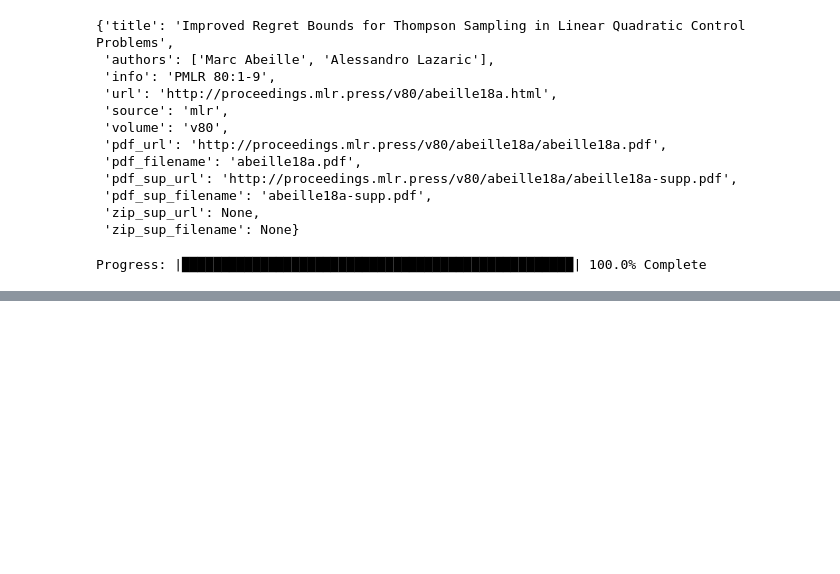
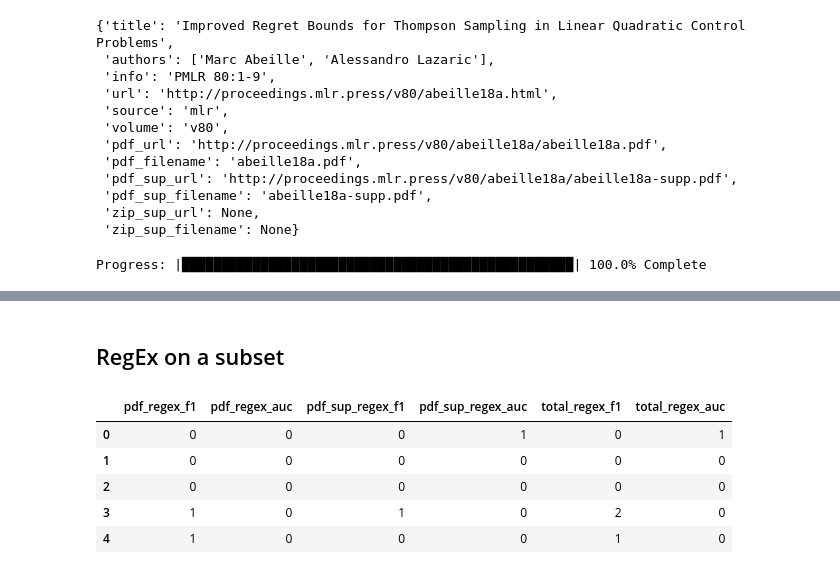
Before and after one commit to So-Cool/proceedings_scraper, a Jupyter notebook: mlr_use_case.ipynb, the cells around one changed output, grey strips where cells are left out. Drawn from its saved outputs; the diff is of its cells as text; code cells hidden in the pictures; blank space fills up the shorter version.

```diff
--- a/mlr_use_case.ipynb
+++ b/mlr_use_case.ipynb
@@ -47,0 +53,13 @@ regex_5 = r'(im|un|not )balance'
+# %% [markdown]
+## RegEx on a subset ##
+# %%
+selected_regexes = scrap.subdict(regexes, ['f1', 'auc'])
+selected_regexes_counts = scrap.regexes_in_proceedings(selected_regexes, mlr_v80_text)
+selected_regexes_counts.head()
+# %% [output]
+|  | pdf_regex_f1 | pdf_regex_auc | pdf_sup_regex_f1 | pdf_sup_regex_auc | total_regex_f1 | total_regex_auc |
+| 0 | 0 | 0 | 0 | 1 | 0 | 1 |
+| 1 | 0 | 0 | 0 | 0 | 0 | 0 |
+| 2 | 0 | 0 | 0 | 0 | 0 | 0 |
+| 3 | 1 | 0 | 1 | 0 | 2 | 0 |
+| 4 | 1 | 0 | 0 | 0 | 1 | 0 |
```
Also changed, not shown: parts of 15 cells of this notebook, 3 other files.
